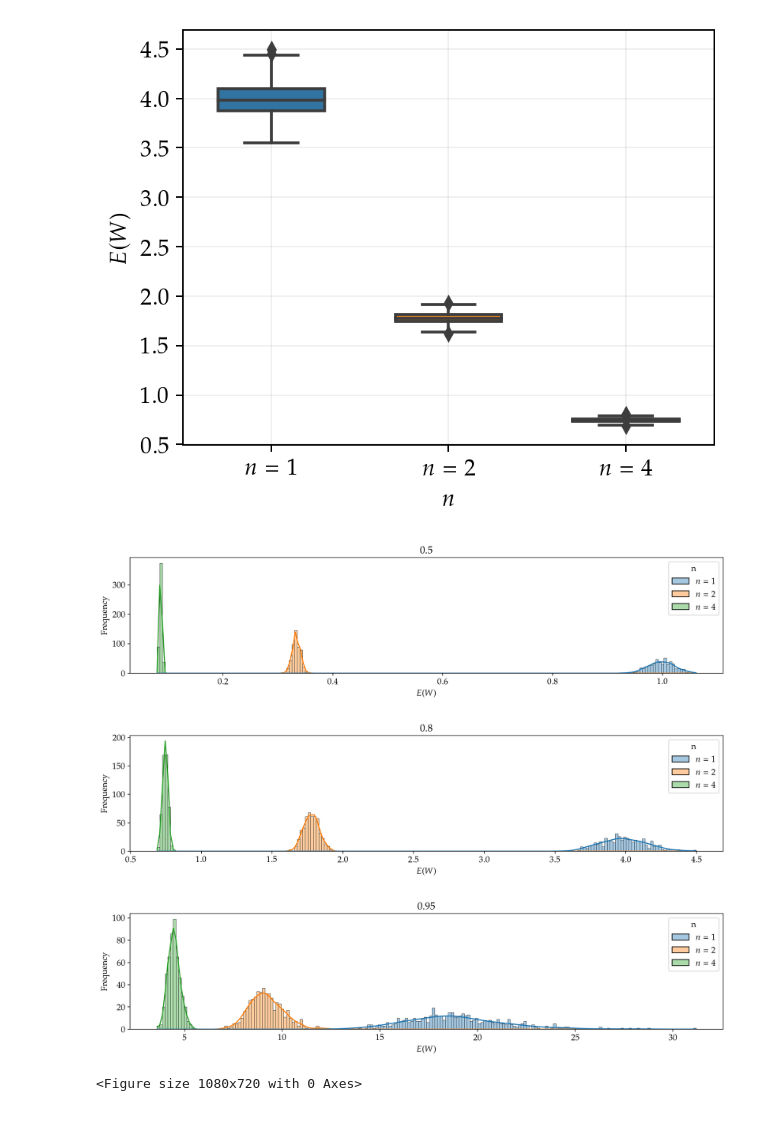
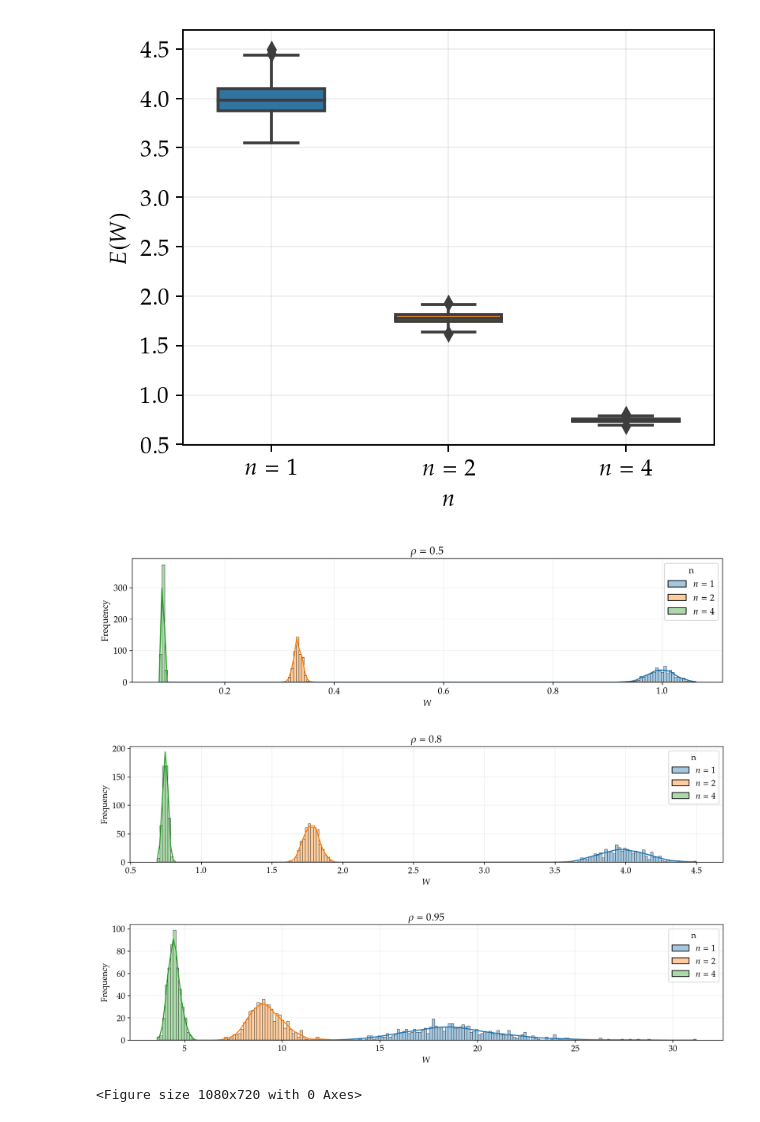
Before and after one commit to Maloup/Stochastic_assignment_2, a Jupyter notebook: Result_visualization.ipynb, the cells around one changed output. Cells and saved outputs as stored; diff of their text form; code cells hidden in the pictures.

Commit message:
Save figures for report

```diff
--- a/Result_visualization.ipynb
+++ b/Result_visualization.ipynb
@@ -283,30 +284,36 @@ plt.show()
 # %% [output]
 [figure]
 # %%
-plt.figure(figsize = (15,3))
+plt.figure(figsize = (14,3))
 sns.histplot(data =  df_maker(0), hue="n", x="E(W)", alpha=0.4, kde = True, bins = 200)
-plt.xlabel("$E(W)$")
+plt.grid(alpha=0.2)
+plt.xlabel("$W$")
 plt.ylabel("Frequency")
-plt.title("0.5")
+plt.title("$\\rho = 0.5$")
+plt.savefig("figures/dist_plot_1_2_4_rho0.5.pdf", bbox_inches="tight")
 plt.show()
 
 plt.figure(figsize = (15,3))
 sns.histplot(data = df, hue="n", x="E(W)", alpha=0.4, kde = True, bins = 200)
-plt.xlabel("$E(W)$")
+plt.grid(alpha=0.2)
+plt.xlabel("$W$")
 plt.ylabel("Frequency")
-plt.title("0.8")
+plt.title("$\\rho = 0.8$")
+plt.savefig("figures/dist_plot_1_2_4_rho0.8.pdf", bbox_inches="tight")
 plt.show()
 
 plt.figure(figsize = (15,3))
 sns.histplot(data = df_maker(2), hue="n", x="E(W)", alpha=0.4, kde = True, bins = 200)
-plt.xlabel("$E(W)$")
+plt.grid(alpha=0.2)
+plt.xlabel("$W$")
 plt.ylabel("Frequency")
-plt.title("0.95")
+plt.title("$\\rho = 0.95$")
+plt.savefig("figures/dist_plot_1_2_4_rho0.95.pdf", bbox_inches="tight")
 plt.show()
 # %% [output]
-[figure, old version]
+[figure, new version]
-[figure, old version]
+[figure, new version]
-[figure, old version]
+[figure, new version]
 # %%
 values_n1 = np.array(stats_data_n1)
 values_n2 = np.array(stats_data_n2)
```
Also changed, not shown: parts of 6 cells of this notebook, 6 other files.
